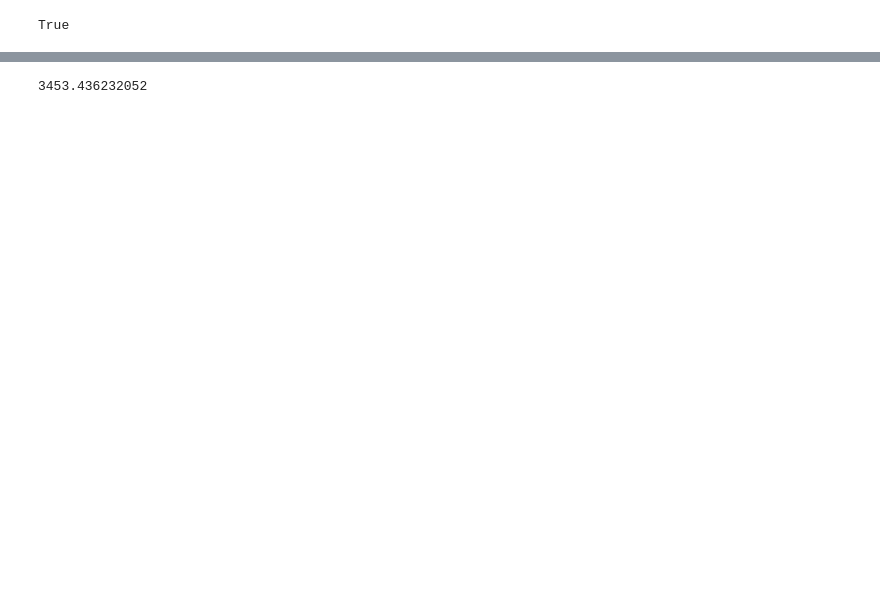
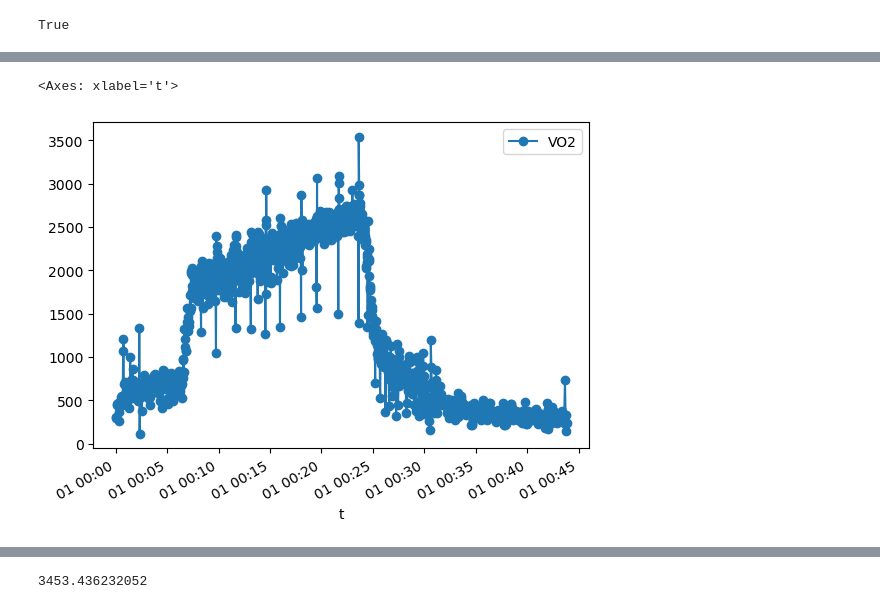
Before and after one commit to myschne/SI485Project, a Jupyter notebook: MIPACEFeatExt.ipynb, the cells around one changed output, grey strips where cells are left out. Cells and saved outputs as stored; diff of their text form; code cells hidden in the pictures; blank space fills up the shorter version.

```diff
--- a/MIPACEFeatExt.ipynb
+++ b/MIPACEFeatExt.ipynb
@@ -369,3 +374,8 @@ summaries['TR000103'][2]
+# %%
+participant_df['TR000101_20220331'].plot(x="t", y="VO2", kind = 'line', marker = "o")
+# %% [output]
+<Axes: xlabel='t'>
+[figure, added]
 # %%
 #Testing Steady State Column
 import warnings
```
Also changed, not shown: parts of 11 cells of this notebook, 1 other file.
